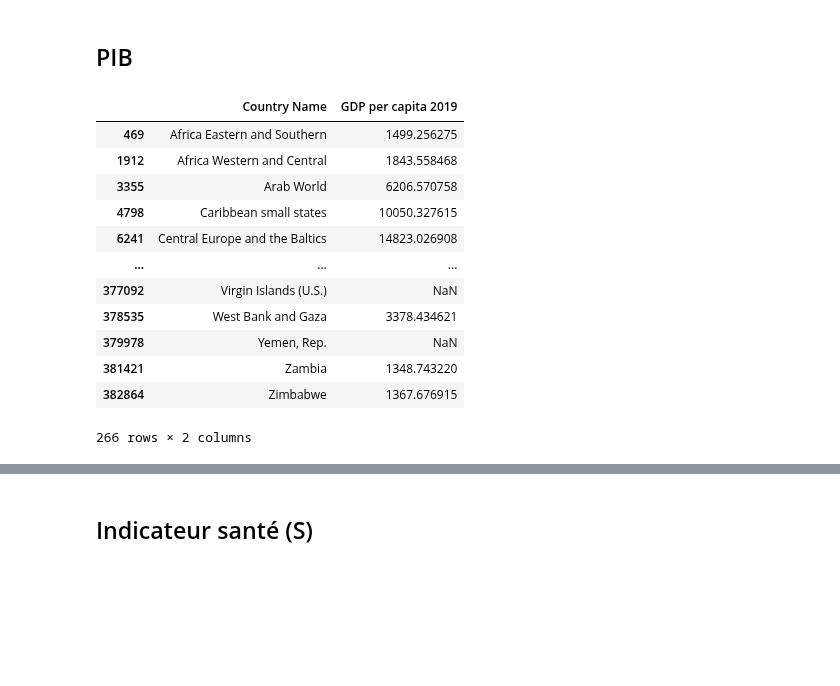
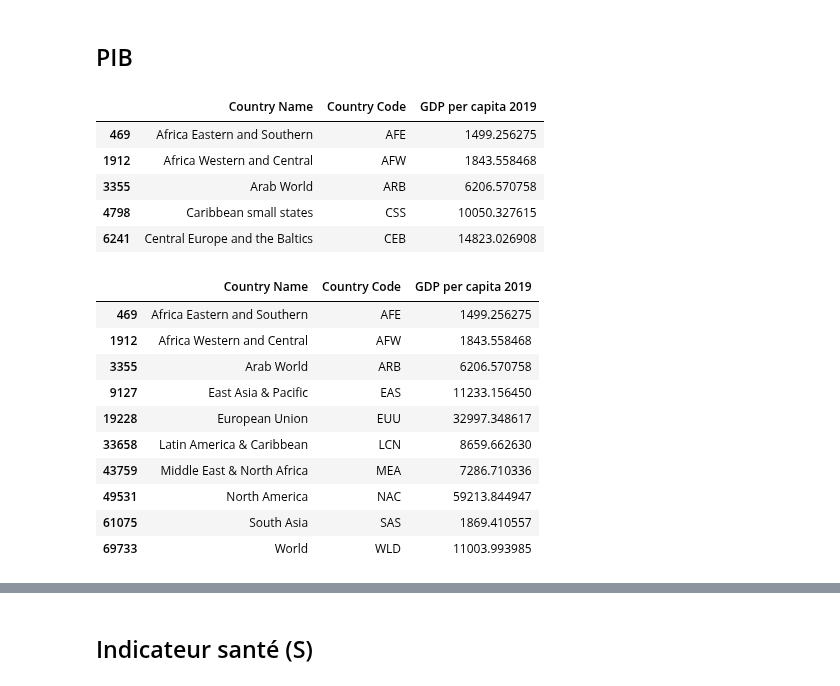
Before and after one commit to cmllbll/Gender-Inequalities-and-Development, a Jupyter notebook: création indicateurs sante et autonomie physique.ipynb, the cells around one changed output, grey strips where cells are left out. Cells and saved outputs as stored; diff of their text form; code cells hidden in the pictures; blank space fills up the shorter version.

```diff
--- a/création indicateurs sante et autonomie physique.ipynb
+++ b/création indicateurs sante et autonomie physique.ipynb
@@ -100,20 +100,29 @@ df_taux_fertilité.head(5)
 ## PIB
 # %%
 df_pib=df_bm2[df_bm2['Indicator Name']=="GDP per capita (constant 2015 US$)"]
-df_pib=df_pib[["Country Name","2019"]]
+df_pib=df_pib[["Country Name","Country Code","2019"]]
 df_pib.rename(columns={'2019': 'GDP per capita 2019'}, inplace=True)
-df_pib
+df_pib.head(5)
 # %% [output]
-|  | Country Name | GDP per capita 2019 |
-| 469 | Africa Eastern and Southern | 1499.256275 |
-| 1912 | Africa Western and Central | 1843.558468 |
-| 3355 | Arab World | 6206.570758 |
-| 4798 | Caribbean small states | 10050.327615 |
-| 6241 | Central Europe and the Baltics | 14823.026908 |
-| ... | ... | ... |
-| 377092 | Virgin Islands (U.S.) | NaN |
-| 378535 | West Bank and Gaza | 3378.434621 |
-| 379978 | Yemen, Rep. | NaN |
-| 381421 | Zambia | 1348.743220 |
-| 382864 | Zimbabwe | 1367.676915 |
+|  | Country Name | Country Code | GDP per capita 2019 |
+| 469 | Africa Eastern and Southern | AFE | 1499.256275 |
+| 1912 | Africa Western and Central | AFW | 1843.558468 |
+| 3355 | Arab World | ARB | 6206.570758 |
+| 4798 | Caribbean small states | CSS | 10050.327615 |
+| 6241 | Central Europe and the Baltics | CEB | 14823.026908 |
-266 rows × 2 columns
+# %%
+liste_continents=['AFE','AFW', 'ARB', 'EAS', 'EUU', 'LCN', 'MEA', 'NAC', 'WLD', 'SAS']
+df_pib2=df_pib[df_pib['Country Code'].isin(liste_continents)]
+df_pib2
+# %% [output]
+|  | Country Name | Country Code | GDP per capita 2019 |
+| 469 | Africa Eastern and Southern | AFE | 1499.256275 |
+| 1912 | Africa Western and Central | AFW | 1843.558468 |
+| 3355 | Arab World | ARB | 6206.570758 |
+| 9127 | East Asia & Pacific | EAS | 11233.156450 |
+| 19228 | European Union | EUU | 32997.348617 |
+| 33658 | Latin America & Caribbean | LCN | 8659.662630 |
+| 43759 | Middle East & North Africa | MEA | 7286.710336 |
+| 49531 | North America | NAC | 59213.844947 |
+| 61075 | South Asia | SAS | 1869.410557 |
+| 69733 | World | WLD | 11003.993985 |
```
Also changed, not shown: parts of 12 cells of this notebook.
